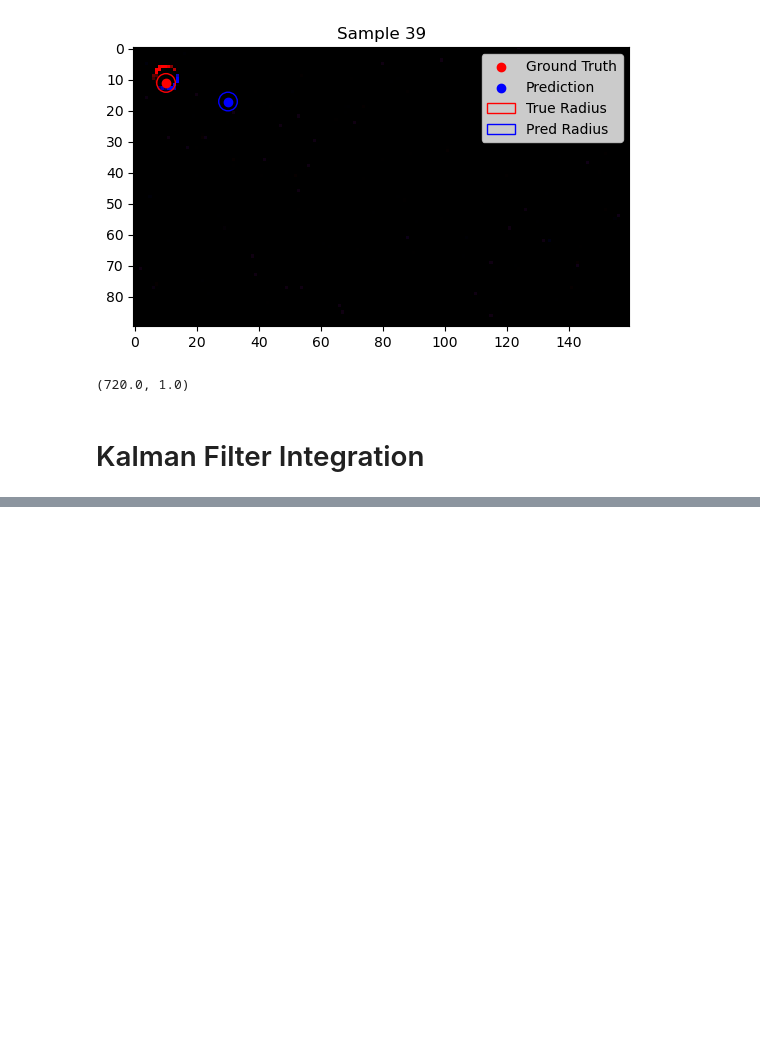
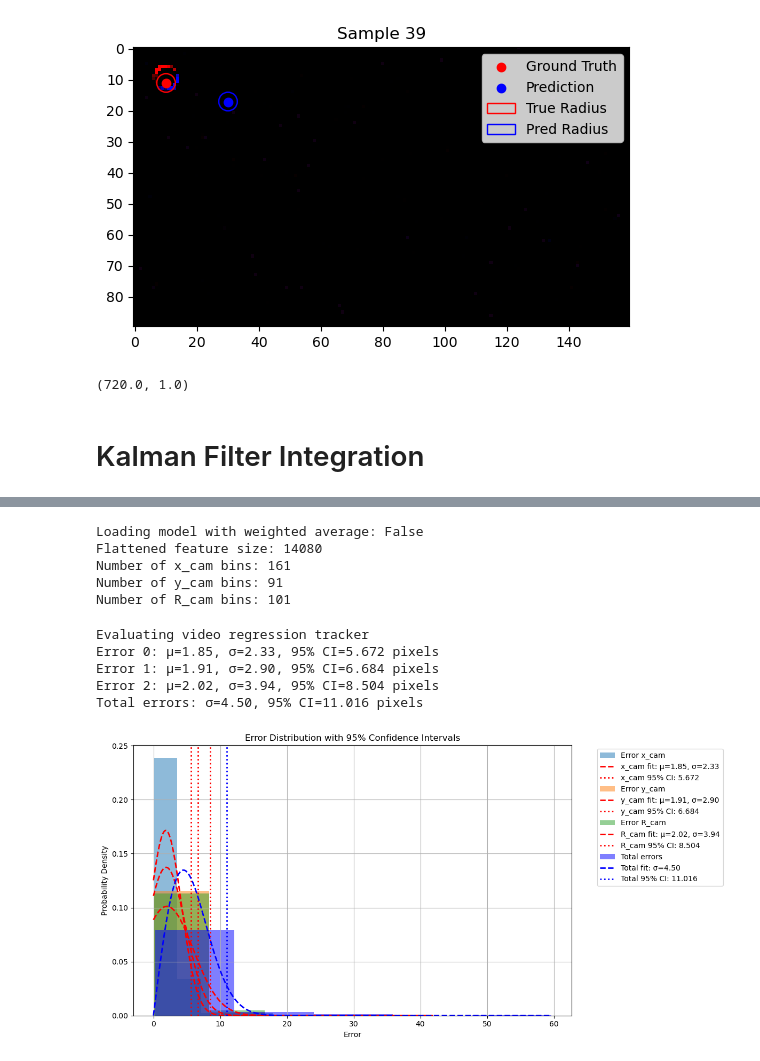
Before and after one commit to MarioRealEn/GoalieSNN, a Jupyter notebook: 3DTracker.ipynb, the cells around one changed output, grey strips where cells are left out. Saved outputs shown, nothing was run; the diff lists cells and outputs as text; code cells hidden in the pictures; blank space fills up the shorter version.

```diff
--- a/3DTracker.ipynb
+++ b/3DTracker.ipynb
@@ -1086,3 +1082,16 @@ df['y_cam'].max(), df['y_cam'].min()
 (720.0, 1.0)
 # %% [markdown]
 # Kalman Filter Integration
+# %%
+dataset_path = 'dataset_python_sim'
+accumulation_time = 10 # ms
+quantization = 8
+batch_size = 4
+dataset_type = 'throws'
+new_positions_csv = f'dataset_python_sim/positions_in_fov_{accumulation_time}ms.csv'
+trainset_in = dt.Tracking3DVideoDataset(dataset_path, accumulation_time, positions_csv=new_positions_csv, quantization = quantization, split='train', dataset_type=dataset_type)
+testset_in = dt.Tracking3DVideoDataset(dataset_path, accumulation_time, positions_csv=new_positions_csv, quantization = quantization, split='test', dataset_type=dataset_type)
+validationset_in = dt.Tracking3DVideoDataset(dataset_path, accumulation_time, positions_csv=new_positions_csv, quantization = quantization, split='val', dataset_type=dataset_type)
+trainloader_in = DataLoader(trainset_in, batch_size=batch_size, shuffle=True, num_workers=0, collate_fn=trainset_in.collate_fn)
+testloader_in = DataLoader(testset_in, batch_size=batch_size, shuffle=False, num_workers=0, collate_fn=testset_in.collate_fn)
+valid_loader_in = DataLoader(validationset_in, batch_size=batch_size, shuffle=False, num_workers=0, collate_fn=validationset_in.collate_fn)
@@ -1089,3 +1117,18 @@ df['y_cam'].max(), df['y_cam'].min()
 # %%
 # Load model
 model = network.load_model('models/VideoClassification_q8_10ts_50e.pt', network.SCNNVideoClassification, trainset_in, device)
+# %% [output]
+Loading model with weighted average: False
+Flattened feature size: 14080
+Number of x_cam bins: 161
+Number of y_cam bins: 91
+Number of R_cam bins: 101
+# %%
+model.evaluate(valid_loader_in, device, num_steps=10, print_results=True, weighted_avg=True, operation = 'distribution')
+# %% [output]
+Evaluating video regression tracker
+Error 0: μ=1.85, σ=2.33, 95% CI=5.672 pixels
+Error 1: μ=1.91, σ=2.90, 95% CI=6.684 pixels
+Error 2: μ=2.02, σ=3.94, 95% CI=8.504 pixels
+Total errors: σ=4.50, 95% CI=11.016 pixels
+[figure, added]
```
Also changed, not shown: parts of 15 cells of this notebook, 5 other files.
